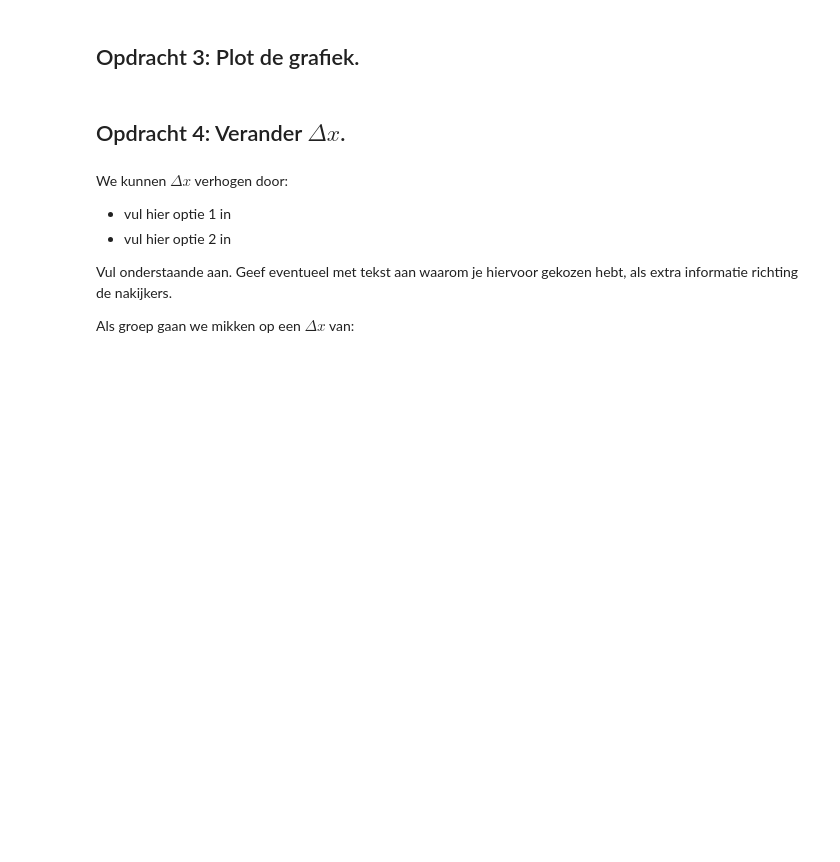
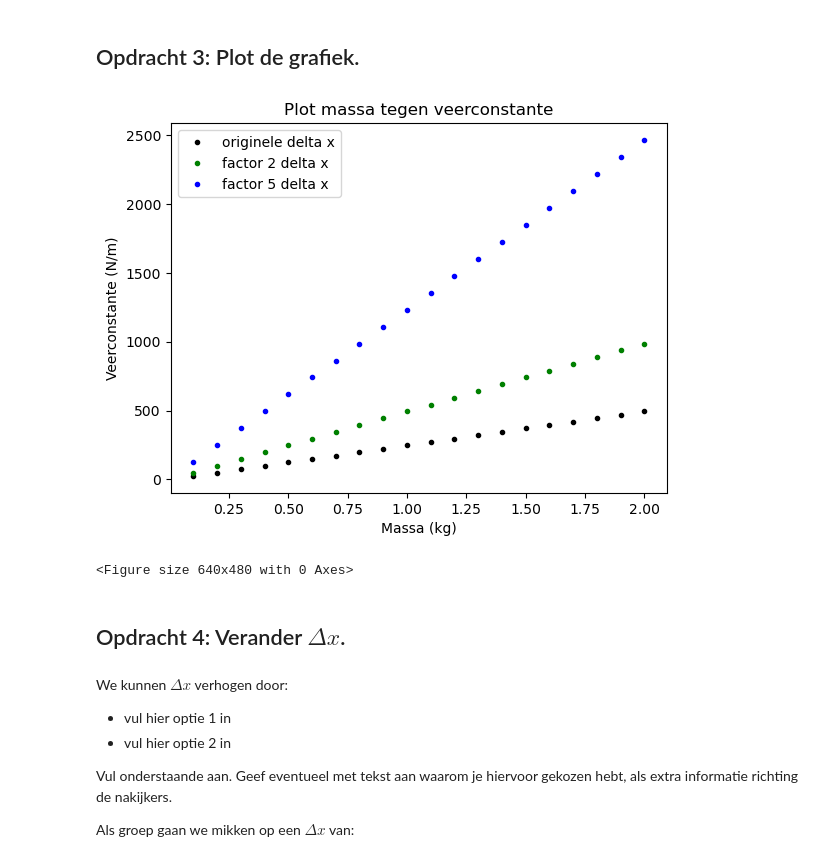
Before and after one commit to Tpalders/opdrachten-DEF-D, a Jupyter notebook: FysiekeOntwerpopdrachten/5MaakEenOpstellingTrillingsvrij/Ontwerpopdracht5MaakEenOpstellingTrillingsvrijInvulTemplate.ipynb, the cells around one changed output. Drawn from its saved outputs; the diff is of its cells as text; code cells hidden in the pictures; blank space fills up the shorter version.

```diff
--- a/FysiekeOntwerpopdrachten/5MaakEenOpstellingTrillingsvrij/Ontwerpopdracht5MaakEenOpstellingTrillingsvrijInvulTemplate.ipynb
+++ b/FysiekeOntwerpopdrachten/5MaakEenOpstellingTrillingsvrij/Ontwerpopdracht5MaakEenOpstellingTrillingsvrijInvulTemplate.ipynb
@@ -57,6 +77,20 @@ Vul onderstaande tabel in:
 # %%
 # Voeg hier je plot in. Lees goed de opdracht wat er in de grafiek moet staan!
 # Het is ook handig om je grafiek op te slaan, doe dat door met plt.savefig().
+m = np.linspace(0.1,2,20)
+C = (m*g)/(delta_x)
+plt.plot(m,C,"k.", label = "originele delta x")
+plt.plot(m,2*C,"g.", label = "factor 2 delta x")
+plt.plot(m,5*C,"b.", label = "factor 5 delta x")
+plt.title("Plot massa tegen veerconstante")
+plt.xlabel("Massa (kg)")
+plt.ylabel("Veerconstante (N/m)")
+plt.legend()
+plt.show()
+plt.savefig("Massa tegen Veerconstante")
+# %% [output]
+[figure, added]
+<Figure size 640x480 with 0 Axes>
 # %% [markdown]
 ## Opdracht 4: Verander $\Delta x$.
 # %% [markdown]
```
Also changed, not shown: parts of 4 cells of this notebook, 1 other file.
